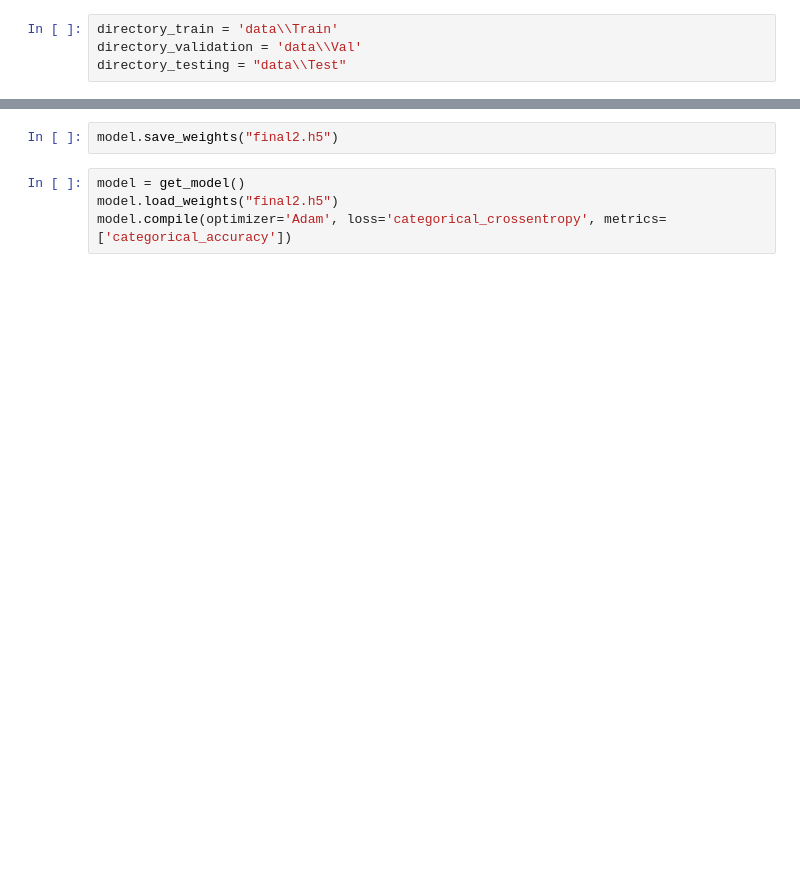
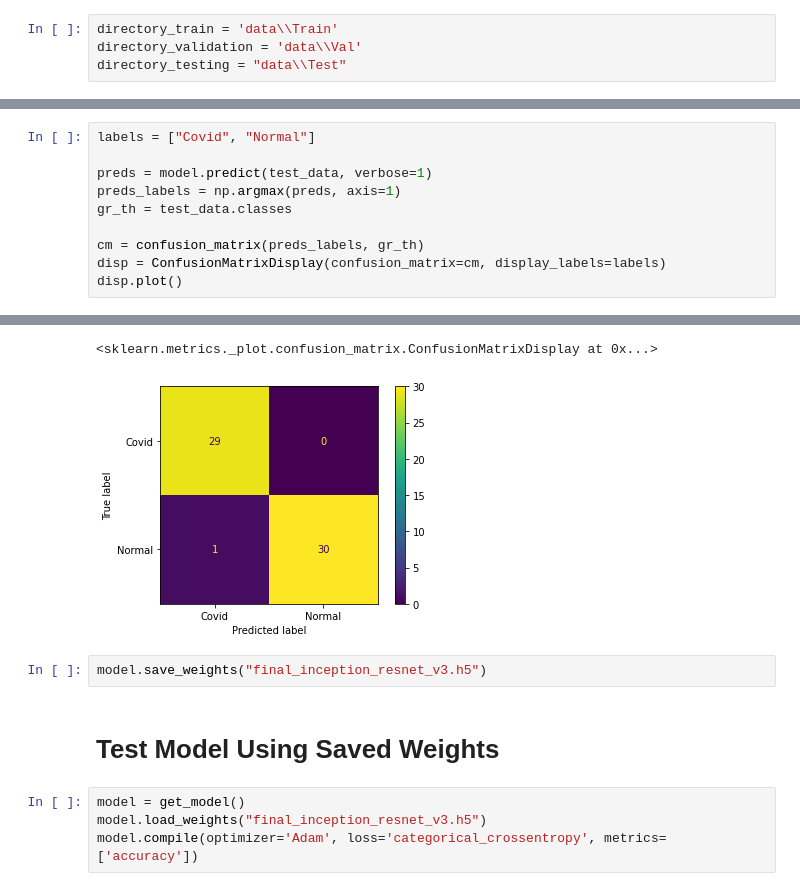
Before and after one commit to ahmed-mehanna-1/covid19-classification, a Jupyter notebook: Final_Model.ipynb, the cells around one changed output, grey strips where cells are left out. Cells and saved outputs as stored; diff of their text form; blank space fills up the shorter version.

Commit message:
Adding Confusion Matrix

```diff
--- a/Final_Model.ipynb
+++ b/Final_Model.ipynb
@@ -206,0 +176,11 @@ Loss:  0.2453615367412567
+# %%
+labels = ["Covid", "Normal"]
+
+preds = model.predict(test_data, verbose=1)
+preds_labels = np.argmax(preds, axis=1)
+gr_th = test_data.classes
+
+cm = confusion_matrix(preds_labels, gr_th)
+disp = ConfusionMatrixDisplay(confusion_matrix=cm, display_labels=labels)
+disp.plot()
+# %% [output]
@@ -207,9 +188,13 @@ Loss:  0.2453615367412567
+<sklearn.metrics._plot.confusion_matrix.ConfusionMatrixDisplay at 0x...>
+[figure, added]
 # %%
-model.save_weights("final2.h5")
+model.save_weights("final_inception_resnet_v3.h5")
+# %% [markdown]
+# Test Model Using Saved Weights
 # %%
 model = get_model()
-model.load_weights("final2.h5")
-model.compile(optimizer='Adam', loss='categorical_crossentropy', metrics=['categorical_accuracy'])
+model.load_weights("final_inception_resnet_v3.h5")
+model.compile(optimizer='Adam', loss='categorical_crossentropy', metrics=['accuracy'])
 # %%
 accuracy_score = model.evaluate(test_data)
 print(accuracy_score)
```
Also changed, not shown: parts of 17 cells of this notebook.
